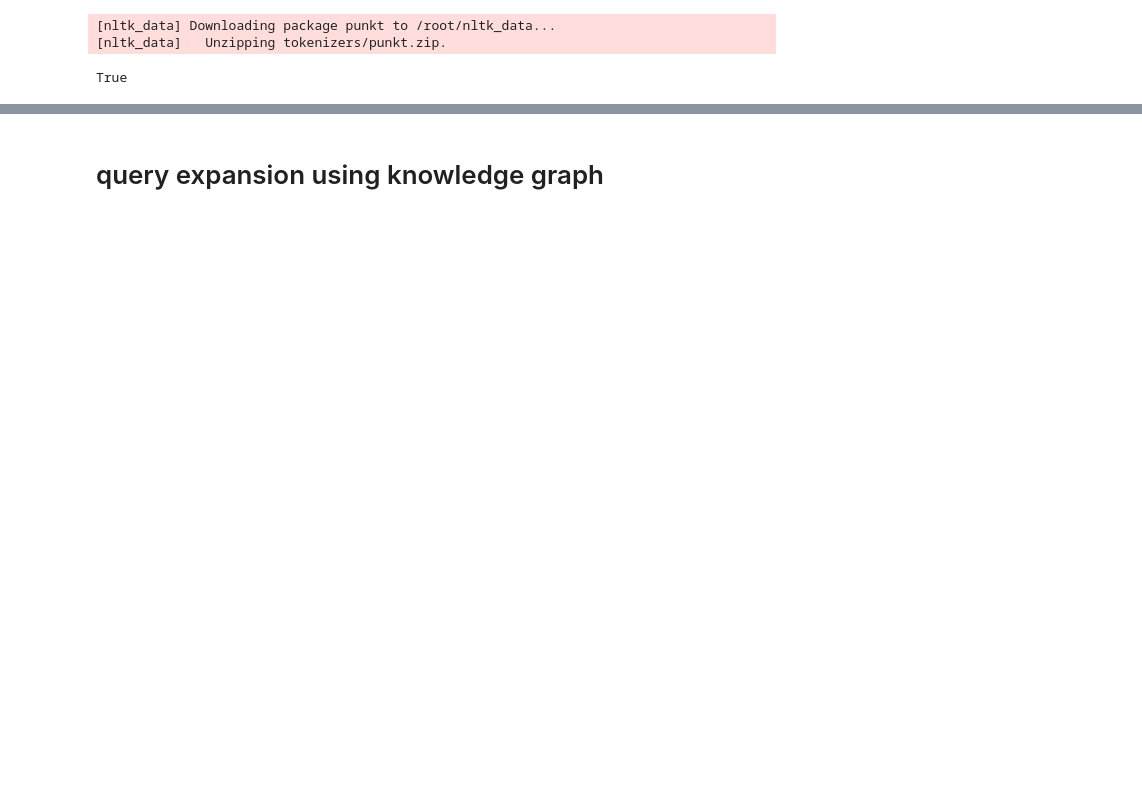
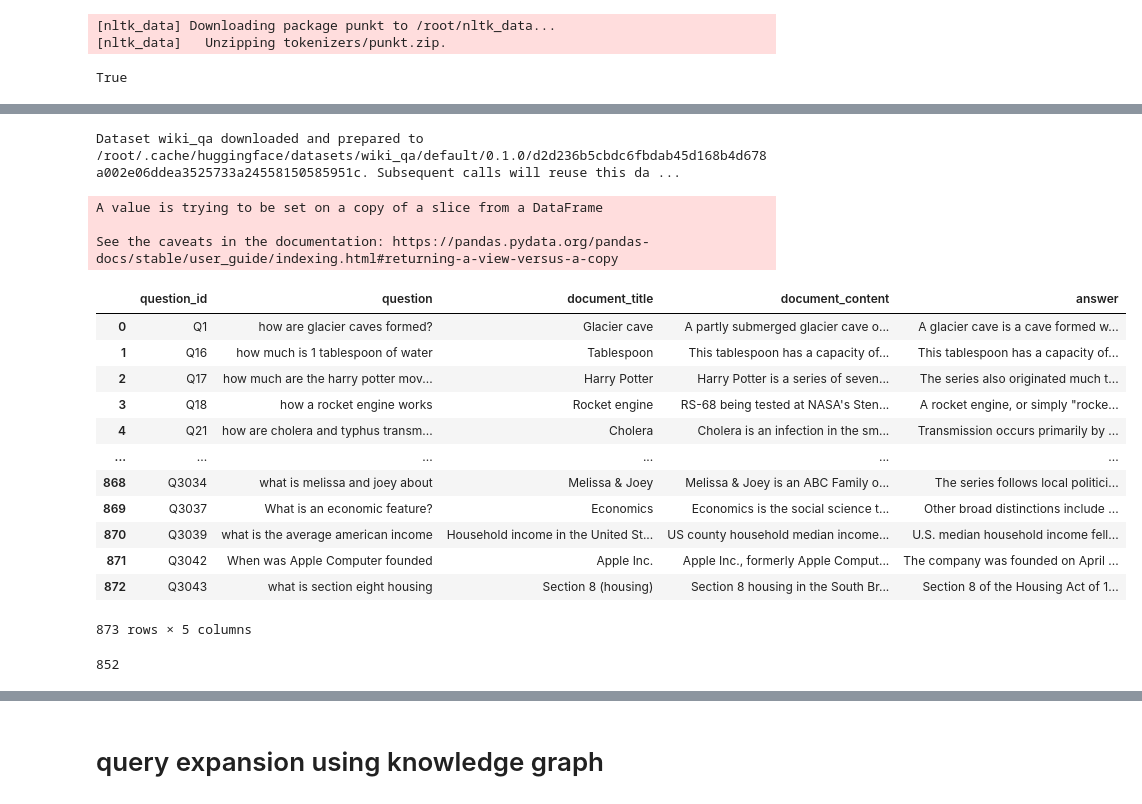
Before and after one commit to Aggregate-Intellect/xir, a Jupyter notebook: manually_entity_retriever.ipynb, the cells around one changed output, grey strips where cells are left out. Cells and saved outputs as stored; diff of their text form; code cells hidden in the pictures; blank space fills up the shorter version.

```diff
--- a/manually_entity_retriever.ipynb
+++ b/manually_entity_retriever.ipynb
@@ -39,0 +41,40 @@ True
+# %%
+vali_wikiqa_data = load_dataset(
+    'wiki_qa',
+    split='train',
+)
+pd_test_data = pd.DataFrame(vali_wikiqa_data)
+
+pd_test_data = pd.DataFrame(vali_wikiqa_data)
+
+# make sure all sentences ending with .
+# if last character is not . ? !, add . at the end
+for index in range(0,pd_test_data.shape[0]):
+  last_char = pd_test_data['answer'][index][-1]
+  if not (last_char =='.' or last_char =='!' or last_char =='?'):
+    pd_test_data['answer'][index] = pd_test_data['answer'][index] + '.'
+
+
+processed_test_wikiqa = pd.DataFrame(columns = ["question_id", "question", "document_title", "document_content", "answer"])
+processed_all_wikiqa = pd.DataFrame(columns = ["question_id", "document_title", "document_content"])
+
+for question_id in pd_test_data['question_id'].unique().tolist():
+    # print(question_id)
+    pd_question = pd_test_data.loc[pd_test_data['question_id'] == question_id]
+    # print(pd_question)
+    content = ' '.join(pd_question["answer"].tolist())
+    pd_answer = pd_question[pd_question['label'] == 1]
+    # print(pd_question["document_title"].iloc[0])
+    processed_all_wikiqa = processed_all_wikiqa.append({"question_id": question_id,
+                                                        "document_title": pd_question["document_title"].iloc[0],
+                                                        "document_content" : content}, ignore_index=True)
+    if not pd_answer.empty:
+        answer = ' '.join(pd_answer['answer'].tolist())
+        new_row = {"question_id": pd_question["question_id"].iloc[0],
+                  "question" : pd_question["question"].iloc[0],
+                  "document_title" : pd_question["document_title"].iloc[0],
+                  "document_content" : content,
+                  "answer": answer}
+        processed_test_wikiqa = processed_test_wikiqa.append(new_row, ignore_index=True)
+processed_test_wikiqa
+# %% [output]
@@ -40,3 +83,36 @@ True
+Dataset wiki_qa downloaded and prepared to /root/.cache/huggingface/datasets/wiki_qa/default/0.1.0/d2d236b5cbdc6fbdab45d168b4d678a002e06ddea3525733a24558150585951c. Subsequent calls will reuse this da ...
+A value is trying to be set on a copy of a slice from a DataFrame
+
+See the caveats in the documentation: https://pandas.pydata.org/pandas-docs/stable/user_guide/indexing.html#returning-a-view-versus-a-copy
+|  | question_id | question | document_title | document_content | answer |
+| 0 | Q1 | how are glacier caves formed? | Glacier cave | A partly submerged glacier cave o... | A glacier cave is a cave formed w... |
+| 1 | Q16 | how much is 1 tablespoon of water | Tablespoon | This tablespoon has a capacity of... | This tablespoon has a capacity of... |
+| 2 | Q17 | how much are the harry potter mov... | Harry Potter | Harry Potter is a series of seven... | The series also originated much t... |
+| 3 | Q18 | how a rocket engine works | Rocket engine | RS-68 being tested at NASA's Sten... | A rocket engine, or simply "rocke... |
+| 4 | Q21 | how are cholera and typhus transm... | Cholera | Cholera is an infection in the sm... | Transmission occurs primarily by ... |
+| ... | ... | ... | ... | ... | ... |
+| 868 | Q3034 | what is melissa and joey about | Melissa & Joey | Melissa & Joey is an ABC Family o... | The series follows local politici... |
+| 869 | Q3037 | What is an economic feature? | Economics | Economics is the social science t... | Other broad distinctions include ... |
+| 870 | Q3039 | what is the average american income | Household income in the United St... | US county household median income... | U.S. median household income fell... |
+| 871 | Q3042 | When was Apple Computer founded | Apple Inc. | Apple Inc., formerly Apple Comput... | The company was founded on April ... |
+| 872 | Q3043 | what is section eight housing | Section 8 (housing) | Section 8 housing in the South Br... | Section 8 of the Housing Act of 1... |
+873 rows × 5 columns
+# %%
+docs = []
+for index, row in processed_test_wikiqa.iterrows():
+    # create haystack document object with text content and doc metadata
+    doc = Document(
+        content = row['document_content'],
+        meta = {
+            "document_title": row['document_title']
+        }
+    )
+    docs.append(doc)
+
+document_store.write_documents(docs)
+document_store.get_document_count()
+# %% [output]
+852
 # %%
 vali_wikiqa_data = load_dataset(
     'wiki_qa',
```
Also changed, not shown: parts of 19 cells of this notebook.
